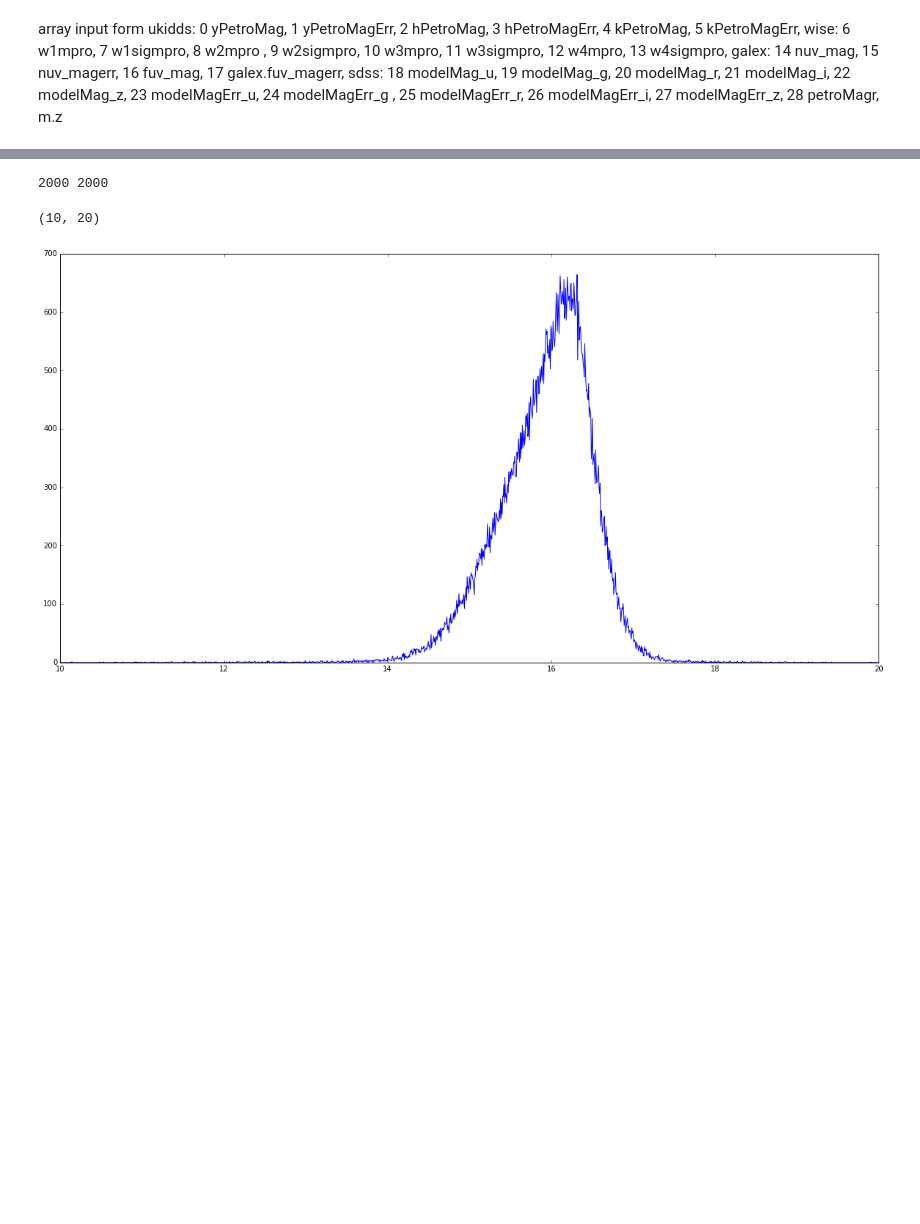
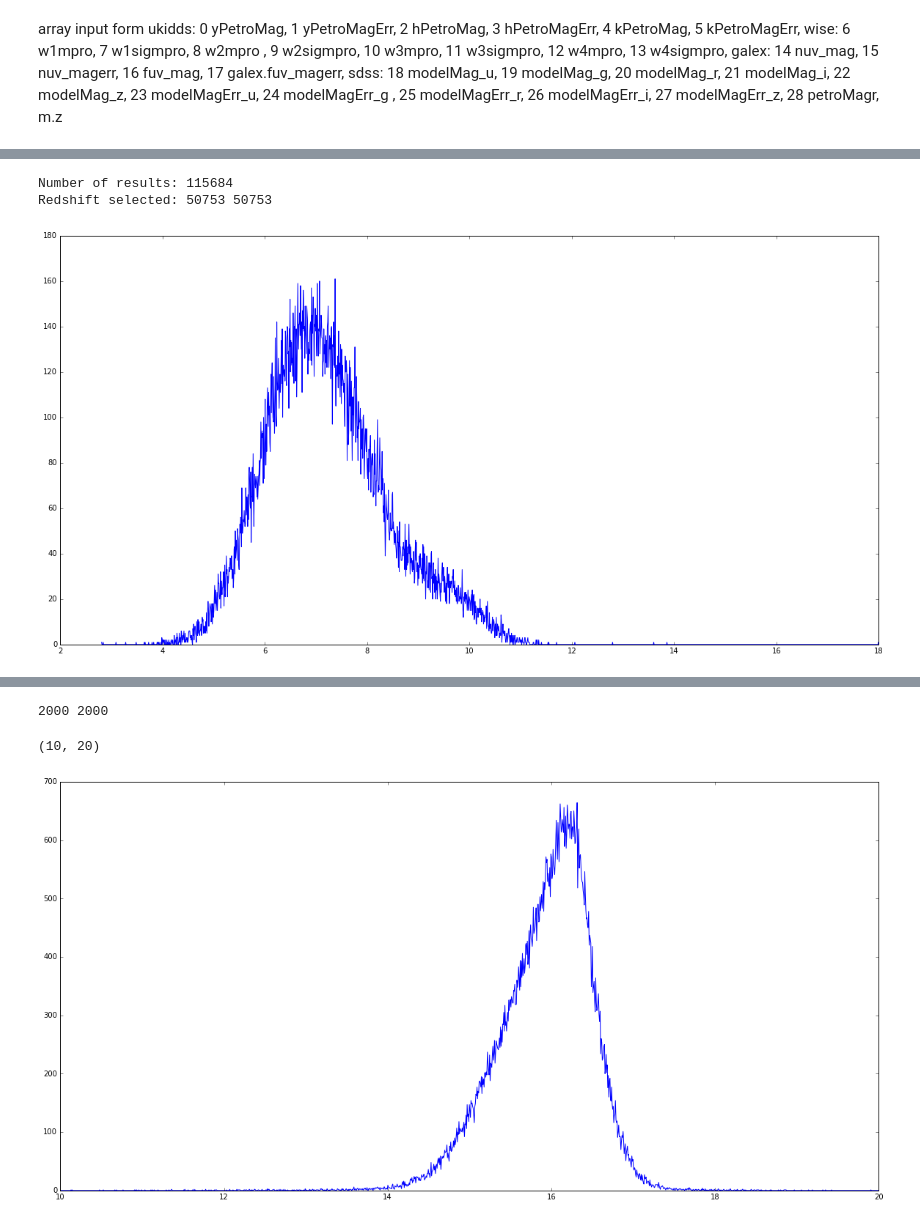
Before and after one commit to calumhrmurray/MPhysProject, a Jupyter notebook: mgs_multiwavelength_analysis/multiwavelength_initial_look.ipynb, the cells around one changed output, grey strips where cells are left out. Cells and saved outputs as stored; diff of their text form; code cells hidden in the pictures; blank space fills up the shorter version.

```diff
--- a/mgs_multiwavelength_analysis/multiwavelength_initial_look.ipynb
+++ b/mgs_multiwavelength_analysis/multiwavelength_initial_look.ipynb
@@ -106 +110,7 @@ def look_at_colour(filename,i):
+# %%
+plot_histogram('/home/calum/Documents/Mphys_data/mgs_multiwavelength/first_all_colours.npy',16,8,2000,low_z=0.08,high_z=2.0)
+# %% [output]
+Number of results: 115684
+Redshift selected: 50753 50753
+[figure, added]
 # %%
```
Also changed, not shown: parts of 4 cells of this notebook.
